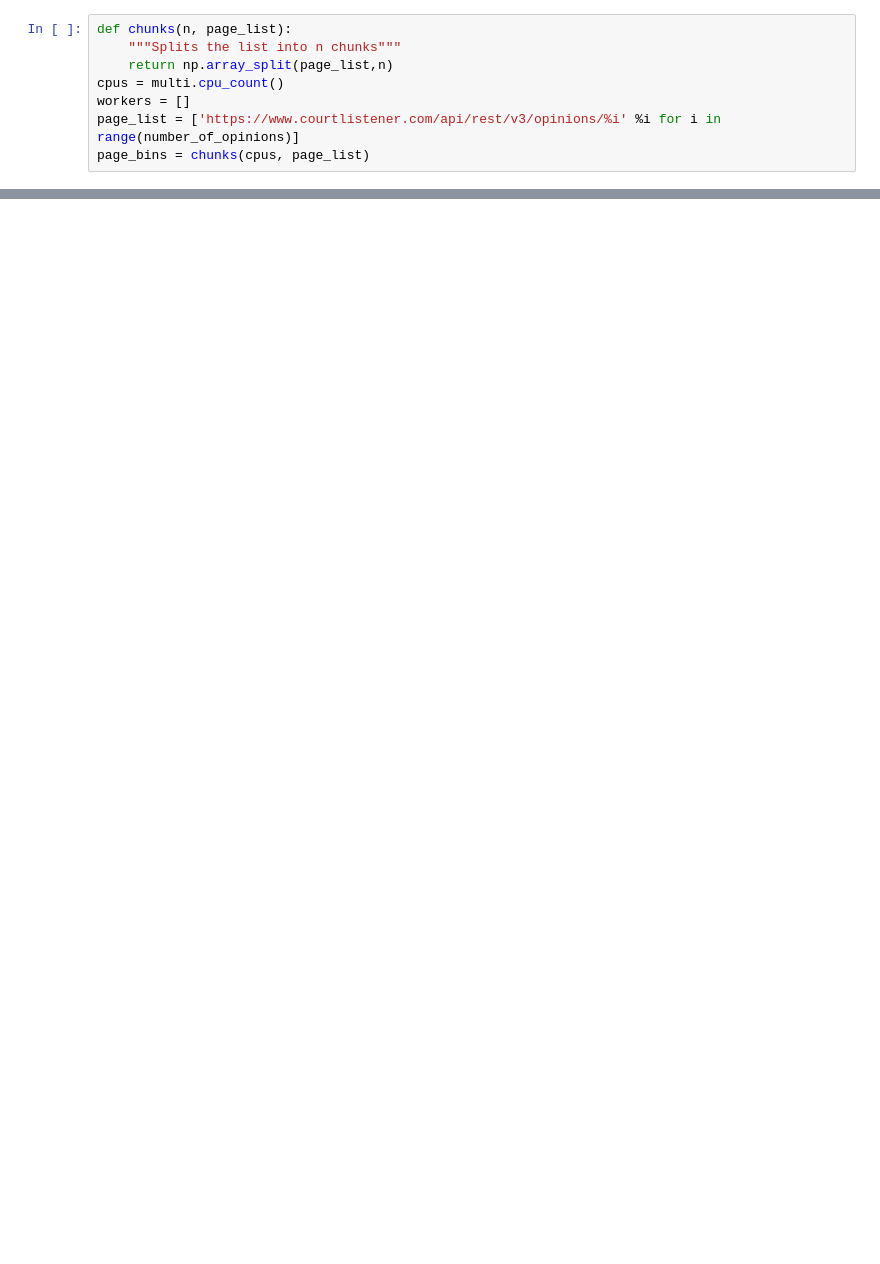
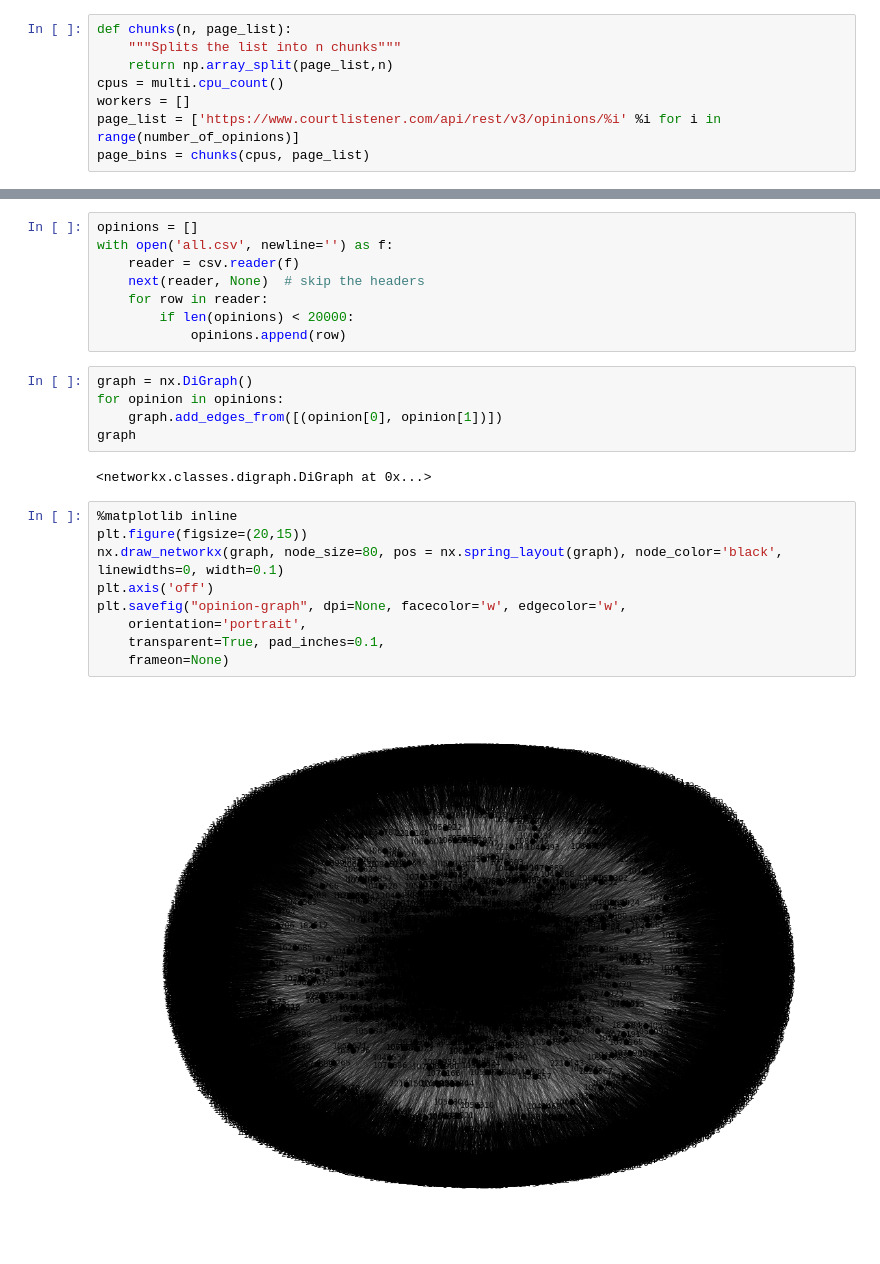
Before and after one commit to antoinegargot/Kent-School-Of-Law-Project, a Jupyter notebook: data-preparation-script.ipynb, the cells around one changed output, grey strips where cells are left out. Saved outputs shown, nothing was run; the diff lists cells and outputs as text; blank space fills up the shorter version.

Commit message:
start the grpah analysis of the opinions

```diff
--- a/data-preparation-script.ipynb
+++ b/data-preparation-script.ipynb
@@ -99,0 +99,26 @@ KeyboardInterrupt:
+# %%
+opinions = []
+with open('all.csv', newline='') as f:
+    reader = csv.reader(f)
+    next(reader, None)  # skip the headers
+    for row in reader:
+        if len(opinions) < 20000:
+            opinions.append(row)
+# %%
+graph = nx.DiGraph()
+for opinion in opinions:
+    graph.add_edges_from([(opinion[0], opinion[1])])
+graph
+# %% [output]
+<networkx.classes.digraph.DiGraph at 0x...>
+# %%
+%matplotlib inline
+plt.figure(figsize=(20,15))
+nx.draw_networkx(graph, node_size=80, pos = nx.spring_layout(graph), node_color='black', linewidths=0, width=0.1)
+plt.axis('off')
+plt.savefig("opinion-graph", dpi=None, facecolor='w', edgecolor='w',
+    orientation='portrait',
+    transparent=True, pad_inches=0.1,
+    frameon=None)
+# %% [output]
+[figure, added]
```
Also changed, not shown: parts of 9 cells of this notebook.
